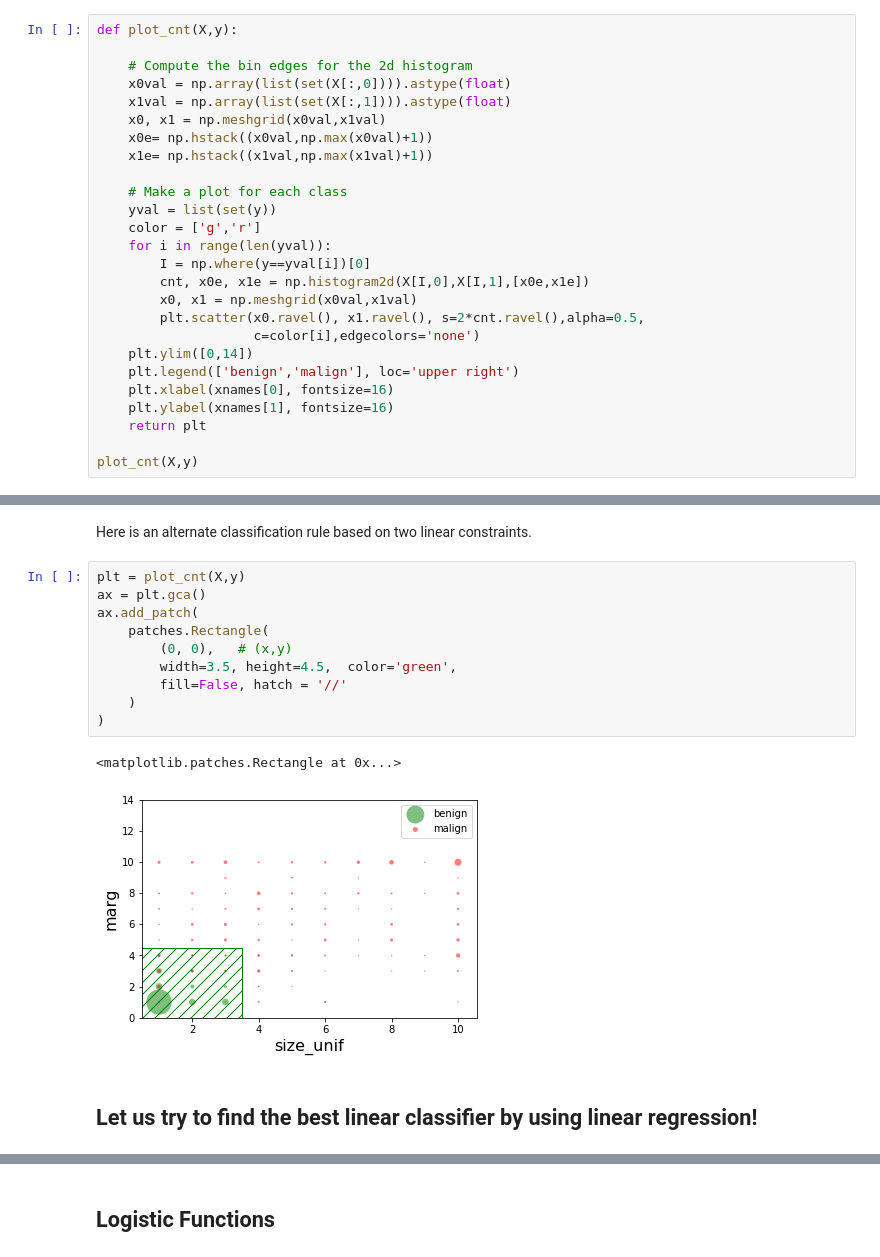
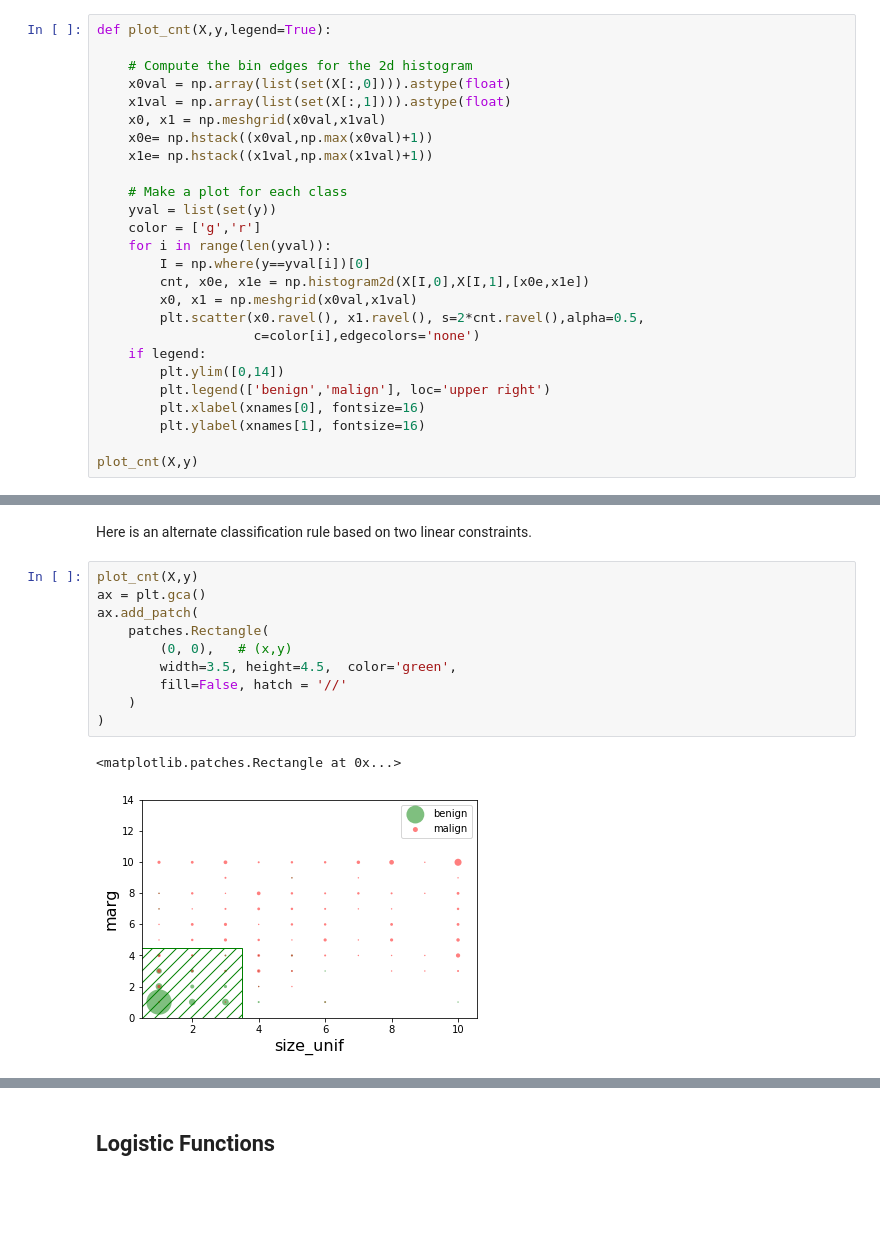
Before and after one commit to sdrangan/introml, a Jupyter notebook: unit06_logistic/demo_breast_cancer.ipynb, the cells around one changed output, grey strips where cells are left out. Drawn from its saved outputs; the diff is of its cells as text; blank space fills up the shorter version.

```diff
--- a/unit06_logistic/demo_breast_cancer.ipynb
+++ b/unit06_logistic/demo_breast_cancer.ipynb
@@ -58,7 +71,7 @@ The above plot is not informative, since many of the points are on top of one an
 
 One way to improve the plot is to draw circles on each point whose size is proportional to the count of samples at that point.  We will re-use this code, so we define a function.
 # %%
-def plot_cnt(X,y):
+def plot_cnt(X,y,legend=True):
 
     # Compute the bin edges for the 2d histogram
     x0val = np.array(list(set(X[:,0]))).astype(float)
@@ -76,11 +89,11 @@ def plot_cnt(X,y):
         x0, x1 = np.meshgrid(x0val,x1val)
         plt.scatter(x0.ravel(), x1.ravel(), s=2*cnt.ravel(),alpha=0.5,
                     c=color[i],edgecolors='none')
-    plt.ylim([0,14])
-    plt.legend(['benign','malign'], loc='upper right')
-    plt.xlabel(xnames[0], fontsize=16)
-    plt.ylabel(xnames[1], fontsize=16)
-    return plt
+    if legend:
+        plt.ylim([0,14])
+        plt.legend(['benign','malign'], loc='upper right')
+        plt.xlabel(xnames[0], fontsize=16)
+        plt.ylabel(xnames[1], fontsize=16)
 
 plot_cnt(X,y)
 # %% [output]
@@ -113,17 +125,15 @@ ax.add_patch(
 # %% [markdown]
 Here is an alternate classification rule based on two linear constraints.
 # %%
-plt = plot_cnt(X,y)
+plot_cnt(X,y)
 ax = plt.gca()
 ax.add_patch(
     patches.Rectangle(
         (0, 0),   # (x,y)
         width=3.5, height=4.5,  color='green',
         fill=False, hatch = '//'
     )
 )
 # %% [output]
 <matplotlib.patches.Rectangle at 0x...>
-[figure, old version]
+[figure, new version]
-# %% [markdown]
-## Let us try to find the best linear classifier by using linear regression!
```
Also changed, not shown: parts of 46 cells of this notebook.
